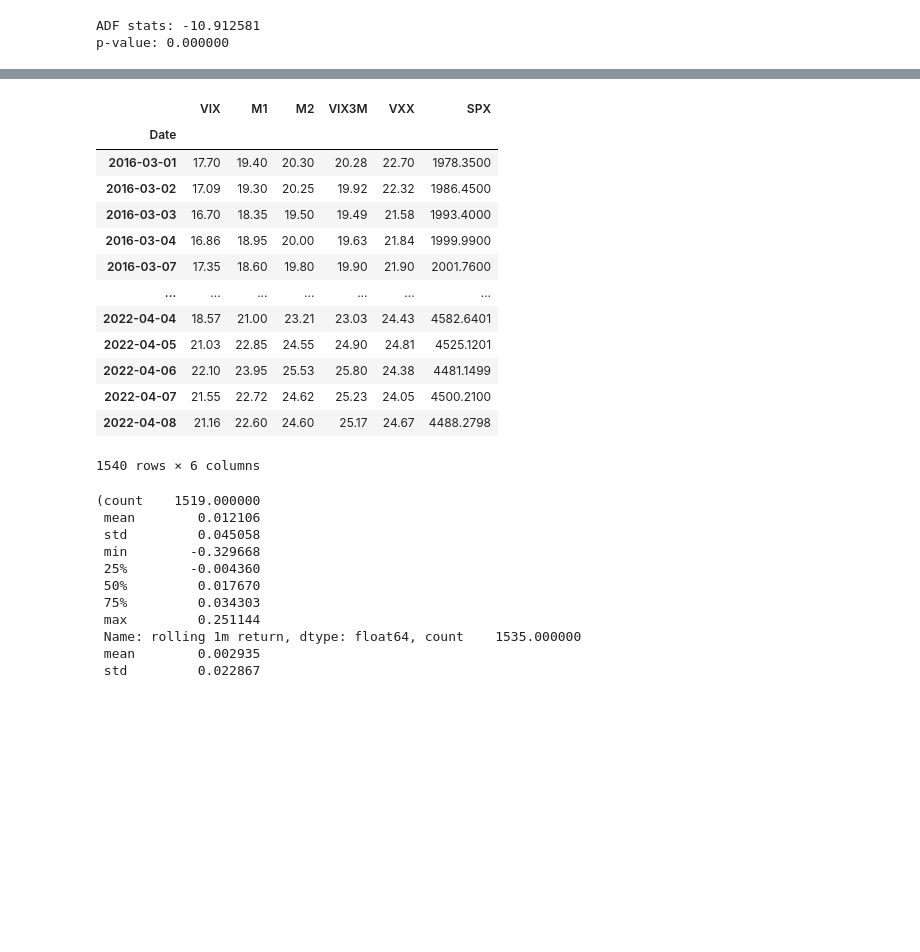
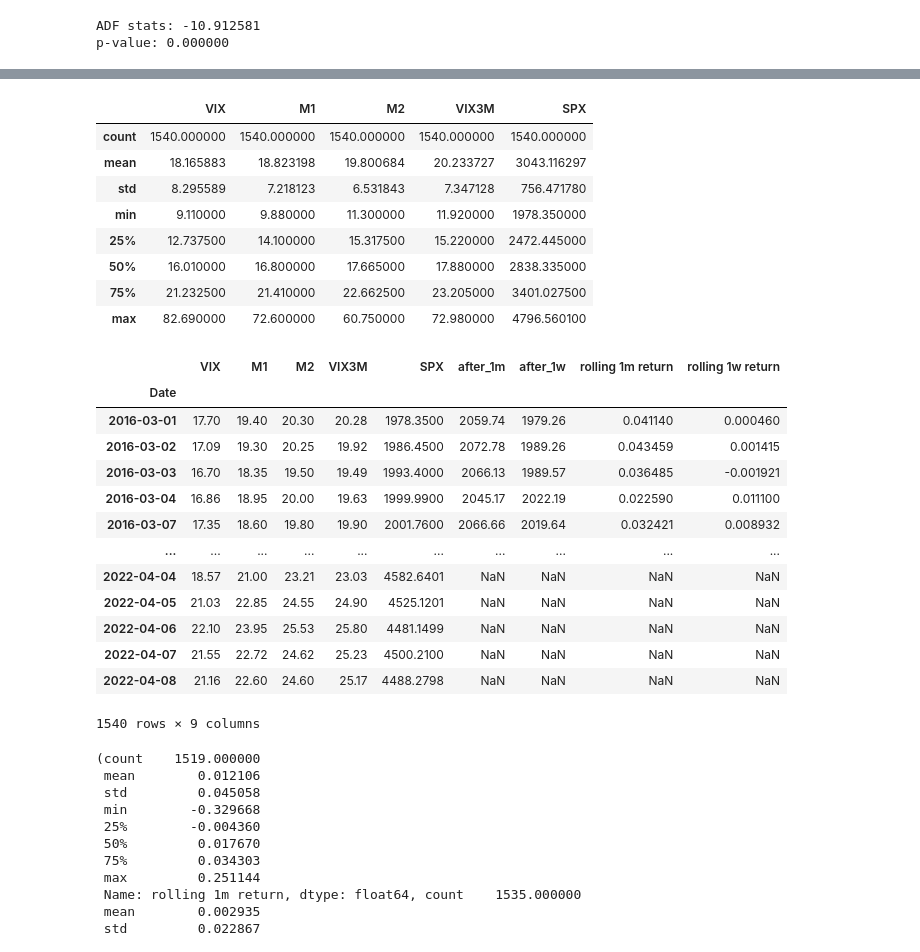
Before and after one commit to polarabbit/booksbot, a Jupyter notebook: vix_capstone.ipynb, the cells around one changed output, grey strips where cells are left out. Drawn from its saved outputs; the diff is of its cells as text; code cells hidden in the pictures; blank space fills up the shorter version.

```diff
--- a/vix_capstone.ipynb
+++ b/vix_capstone.ipynb
@@ -38,7 +75,7 @@ vix_futures = pd.read_csv(vix_futures_csv, parse_dates=True)
 # %%
 vix_futures.index = pd.to_datetime(vix_futures['Date']).dt.date
 # %%
-vix_df=vix_futures.drop(columns=['Date']).iloc[:,0:6]
+vix_df=vix_futures.drop(columns=['Date','VXX']).iloc[:,0:5]
 # %%
 vix_df=vix_df[::-1]
 # %%
@@ -175,26 +399,38 @@ plt.title('SP500')
 # %%
-vix_df
+vix_df.describe()
 # %% [output]
-|  | VIX | M1 | M2 | VIX3M | VXX | SPX |
-| Date |  |  |  |  |  |  |
-| 2016-03-01 | 17.70 | 19.40 | 20.30 | 20.28 | 22.70 | 1978.3500 |
-| 2016-03-02 | 17.09 | 19.30 | 20.25 | 19.92 | 22.32 | 1986.4500 |
-| 2016-03-03 | 16.70 | 18.35 | 19.50 | 19.49 | 21.58 | 1993.4000 |
-| 2016-03-04 | 16.86 | 18.95 | 20.00 | 19.63 | 21.84 | 1999.9900 |
-| 2016-03-07 | 17.35 | 18.60 | 19.80 | 19.90 | 21.90 | 2001.7600 |
-| ... | ... | ... | ... | ... | ... | ... |
-| 2022-04-04 | 18.57 | 21.00 | 23.21 | 23.03 | 24.43 | 4582.6401 |
-| 2022-04-05 | 21.03 | 22.85 | 24.55 | 24.90 | 24.81 | 4525.1201 |
-| 2022-04-06 | 22.10 | 23.95 | 25.53 | 25.80 | 24.38 | 4481.1499 |
-| 2022-04-07 | 21.55 | 22.72 | 24.62 | 25.23 | 24.05 | 4500.2100 |
-| 2022-04-08 | 21.16 | 22.60 | 24.60 | 25.17 | 24.67 | 4488.2798 |
+|  | VIX | M1 | M2 | VIX3M | SPX |
+| count | 1540.000000 | 1540.000000 | 1540.000000 | 1540.000000 | 1540.000000 |
+| mean | 18.165883 | 18.823198 | 19.800684 | 20.233727 | 3043.116297 |
+| std | 8.295589 | 7.218123 | 6.531843 | 7.347128 | 756.471780 |
+| min | 9.110000 | 9.880000 | 11.300000 | 11.920000 | 1978.350000 |
+| 25% | 12.737500 | 14.100000 | 15.317500 | 15.220000 | 2472.445000 |
+| 50% | 16.010000 | 16.800000 | 17.665000 | 17.880000 | 2838.335000 |
+| 75% | 21.232500 | 21.410000 | 22.662500 | 23.205000 | 3401.027500 |
+| max | 82.690000 | 72.600000 | 60.750000 | 72.980000 | 4796.560100 |
-1540 rows × 6 columns
 # %%
 vix_df['after_1m'] = vix_df['SPX'].shift(-21)
 vix_df['after_1w'] = vix_df['SPX'].shift(-5)
 # %%
 vix_df['rolling 1m return'] = (vix_df['after_1m']-vix_df['SPX'])/vix_df['SPX']
 vix_df['rolling 1w return'] = (vix_df['after_1w']-vix_df['SPX'])/vix_df['SPX']
+# %%
+vix_df
+# %% [output]
+|  | VIX | M1 | M2 | VIX3M | SPX | after_1m | after_1w | rolling 1m return | rolling 1w return |
+| Date |  |  |  |  |  |  |  |  |  |
+| 2016-03-01 | 17.70 | 19.40 | 20.30 | 20.28 | 1978.3500 | 2059.74 | 1979.26 | 0.041140 | 0.000460 |
+| 2016-03-02 | 17.09 | 19.30 | 20.25 | 19.92 | 1986.4500 | 2072.78 | 1989.26 | 0.043459 | 0.001415 |
+| 2016-03-03 | 16.70 | 18.35 | 19.50 | 19.49 | 1993.4000 | 2066.13 | 1989.57 | 0.036485 | -0.001921 |
+| 2016-03-04 | 16.86 | 18.95 | 20.00 | 19.63 | 1999.9900 | 2045.17 | 2022.19 | 0.022590 | 0.011100 |
+| 2016-03-07 | 17.35 | 18.60 | 19.80 | 19.90 | 2001.7600 | 2066.66 | 2019.64 | 0.032421 | 0.008932 |
+| ... | ... | ... | ... | ... | ... | ... | ... | ... | ... |
+| 2022-04-04 | 18.57 | 21.00 | 23.21 | 23.03 | 4582.6401 | NaN | NaN | NaN | NaN |
+| 2022-04-05 | 21.03 | 22.85 | 24.55 | 24.90 | 4525.1201 | NaN | NaN | NaN | NaN |
+| 2022-04-06 | 22.10 | 23.95 | 25.53 | 25.80 | 4481.1499 | NaN | NaN | NaN | NaN |
+| 2022-04-07 | 21.55 | 22.72 | 24.62 | 25.23 | 4500.2100 | NaN | NaN | NaN | NaN |
+| 2022-04-08 | 21.16 | 22.60 | 24.60 | 25.17 | 4488.2798 | NaN | NaN | NaN | NaN |
+1540 rows × 9 columns
 # %%
 vix_df['rolling 1m return'].describe(),vix_df['rolling 1w return'].describe()
 # %% [output]
```
Also changed, not shown: parts of 191 cells of this notebook.
